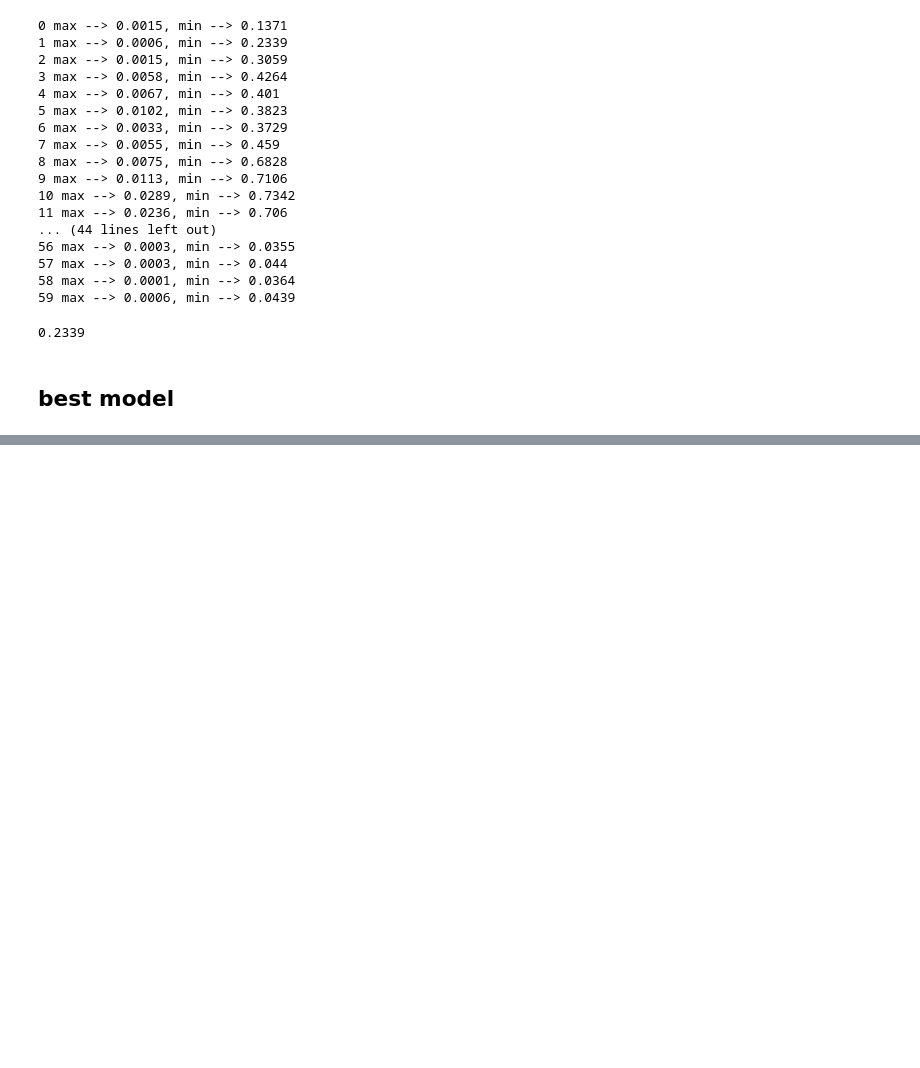
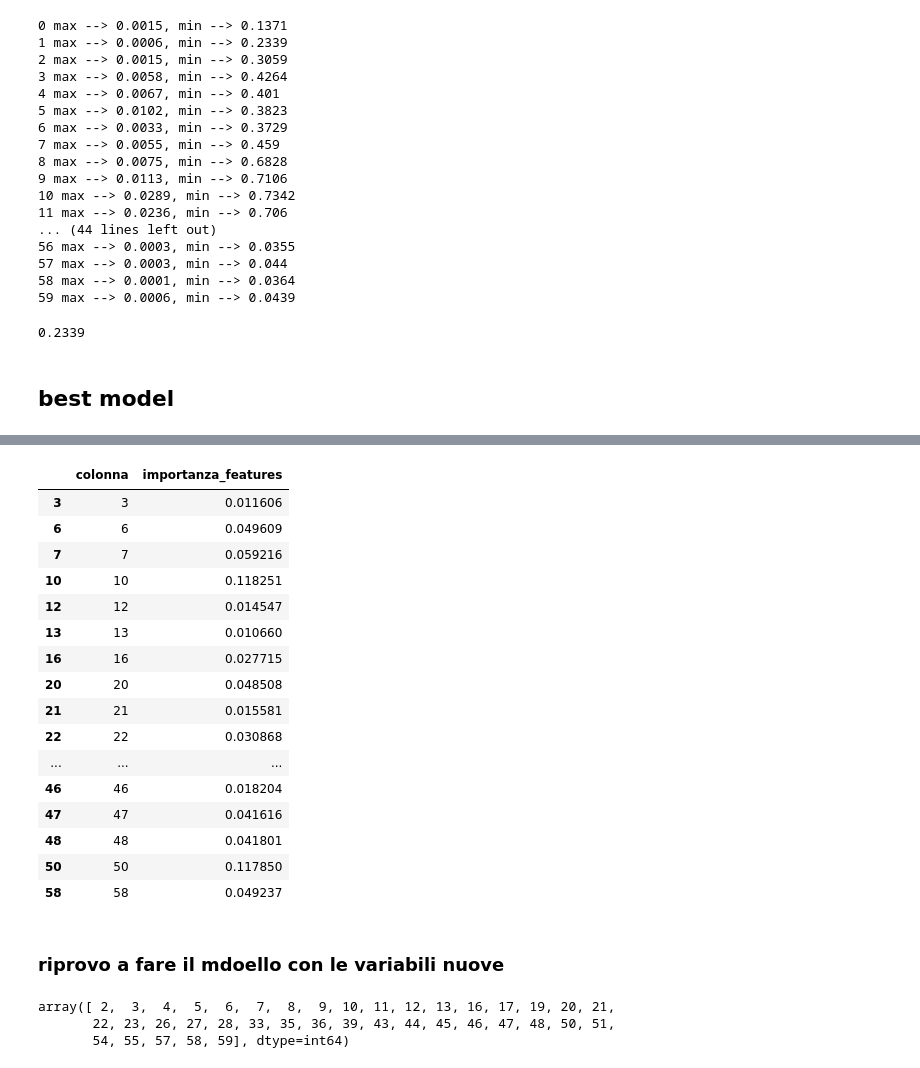
Before and after one commit to monty04dd/FISTIC2024, a Jupyter notebook: miei file/Lesson 13 sonar/1_Sonar2solve.ipynb, the cells around one changed output, grey strips where cells are left out. Saved outputs shown, nothing was run; the diff lists cells and outputs as text; code cells hidden in the pictures; blank space fills up the shorter version.

```diff
--- a/miei file/Lesson 13 sonar/1_Sonar2solve.ipynb
+++ b/miei file/Lesson 13 sonar/1_Sonar2solve.ipynb
@@ -322,0 +441,22 @@ Best score for Bagging: 0.8370499419279908
+# %%
+df_importanza_features[df_importanza_features["importanza_features"] > 0.01]
+# %% [output]
+|  | colonna | importanza_features |
+| 3 | 3 | 0.011606 |
+| 6 | 6 | 0.049609 |
+| 7 | 7 | 0.059216 |
+| 10 | 10 | 0.118251 |
+| 12 | 12 | 0.014547 |
+| 13 | 13 | 0.010660 |
+| 16 | 16 | 0.027715 |
+| 20 | 20 | 0.048508 |
+| 21 | 21 | 0.015581 |
+| 22 | 22 | 0.030868 |
+| ... | ... | ... |
+| 46 | 46 | 0.018204 |
+| 47 | 47 | 0.041616 |
+| 48 | 48 | 0.041801 |
+| 50 | 50 | 0.117850 |
+| 58 | 58 | 0.049237 |
+# %% [markdown]
+### riprovo a fare il mdoello con le variabili nuove
@@ -322,0 +473,6 @@ Best score for Bagging: 0.8370499419279908
+# %%
+df_features_r["colonna"].unique()
+# %% [output]
+array([ 2,  3,  4,  5,  6,  7,  8,  9, 10, 11, 12, 13, 16, 17, 19, 20, 21,
+       22, 23, 26, 27, 28, 33, 35, 36, 39, 43, 44, 45, 46, 47, 48, 50, 51,
+       54, 55, 57, 58, 59], dtype=int64)
```
Also changed, not shown: parts of 63 cells of this notebook, 2 other files.
